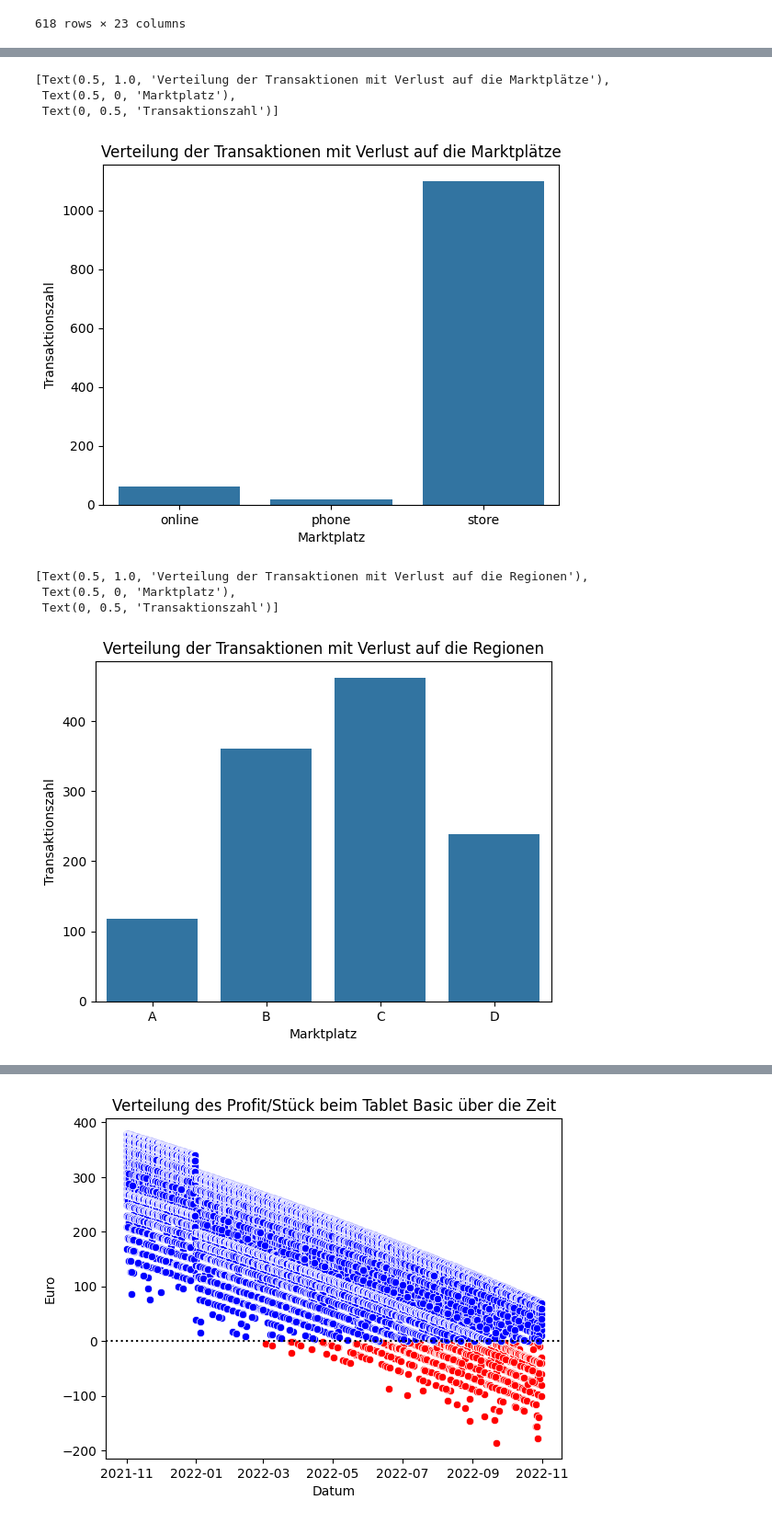
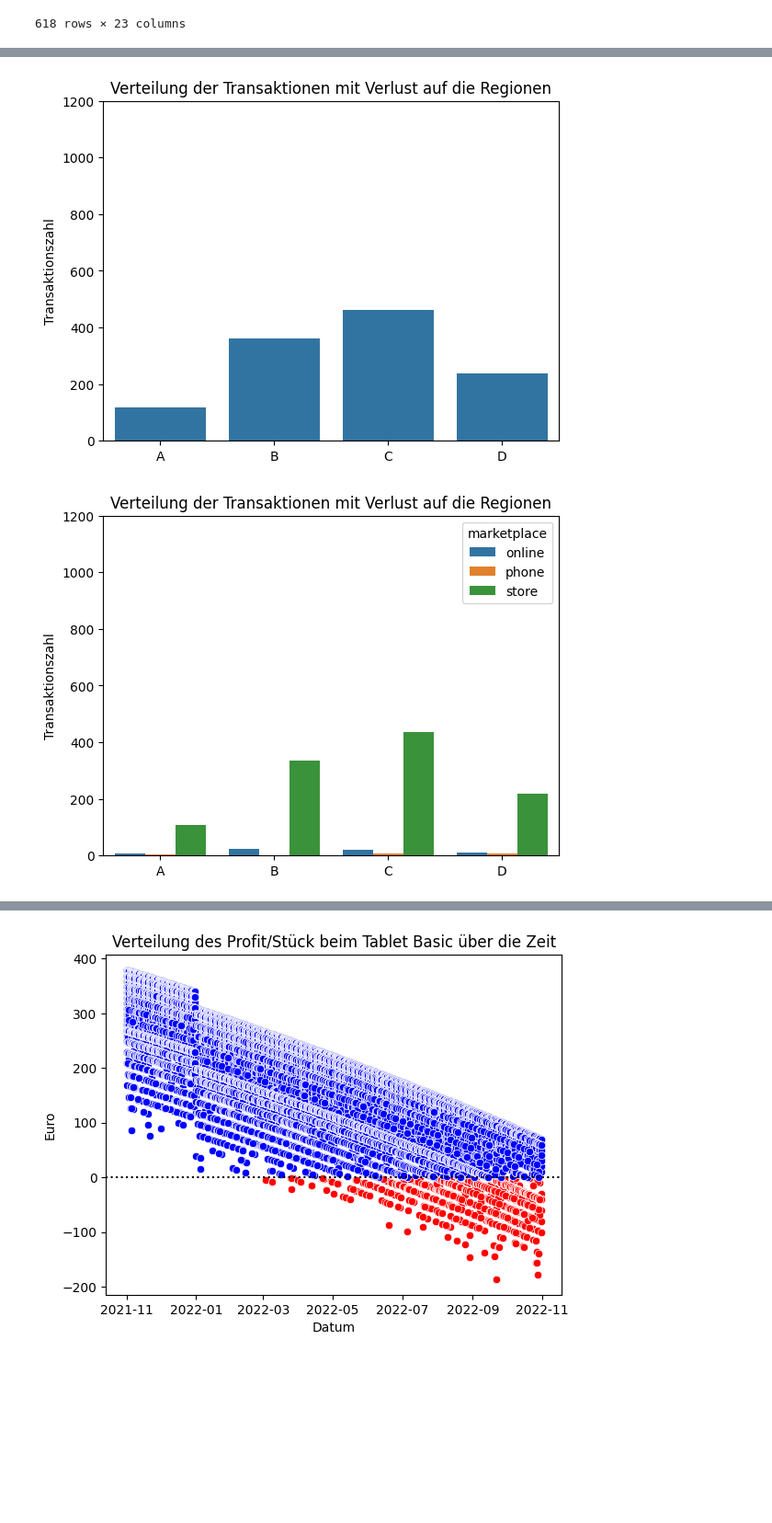
Before and after one commit to timstr97/business-analytics-case-study, a Jupyter notebook: sandbox/patrick/analyse_tabletbasic.ipynb, the cells around one changed output, grey strips where cells are left out. Shown at 92% size. Cells and saved outputs as stored; diff of their text form; code cells hidden in the pictures; blank space fills up the shorter version.

Commit message:
Analyse Tablet Basic

```diff
--- a/sandbox/patrick/analyse_tabletbasic.ipynb
+++ b/sandbox/patrick/analyse_tabletbasic.ipynb
@@ -487,18 +521,29 @@ df_basic_loss[df_basic_loss["discount"] != 1]
 # %%
-df_basic_loss_markets = df_basic_loss.groupby("marketplace").agg({"transaction_id": "count"})
-ax = sns.barplot(data=df_basic_loss_markets, x="marketplace", y="transaction_id")
-ax.set(title="Verteilung der Transaktionen mit Verlust auf die Marktplätze", xlabel="Marktplatz", ylabel="Transaktionszahl")
+df_basic_loss_regions = df_basic_loss.groupby("region").agg({"transaction_id": "count"})
+ax = sns.barplot(data=df_basic_loss_regions, x="region", y="transaction_id")
+ax.set(title="Verteilung der Transaktionen mit Verlust auf die Regionen", xlabel="Marktplatz", ylabel="Transaktionszahl")
+
+# Set the starting point of the y-axis to 0
+plt.gca().set_ylim(bottom=0, top=1200)
+
+# Remove the y-axis and x-axis label
+plt.gca().set_ylabel("Transaktionszahl")
+plt.gca().set_xlabel("")
+
+plt.show()
 # %% [output]
-[Text(0.5, 1.0, 'Verteilung der Transaktionen mit Verlust auf die Marktplätze'),
- Text(0.5, 0, 'Marktplatz'),
- Text(0, 0.5, 'Transaktionszahl')]
-[figure, old version]
+[figure, new version]
 # %%
-df_basic_loss_regions = df_basic_loss.groupby("region").agg({"transaction_id": "count"})
-ax = sns.barplot(data=df_basic_loss_regions, x="region", y="transaction_id")
+ax = sns.barplot(data=df_basic_loss_agg, x="region", y="transaction_id", hue="marketplace")
 ax.set(title="Verteilung der Transaktionen mit Verlust auf die Regionen", xlabel="Marktplatz", ylabel="Transaktionszahl")
+
+# Set the starting point of the y-axis to 0
+plt.gca().set_ylim(bottom=0, top=1200)
+
+# Remove the y-axis and x-axis label
+plt.gca().set_ylabel("Transaktionszahl")
+plt.gca().set_xlabel("")
+
+plt.show()
 # %% [output]
-[Text(0.5, 1.0, 'Verteilung der Transaktionen mit Verlust auf die Regionen'),
- Text(0.5, 0, 'Marktplatz'),
- Text(0, 0.5, 'Transaktionszahl')]
-[figure, old version]
+[figure, new version]
```
Also changed, not shown: parts of 18 cells of this notebook.
